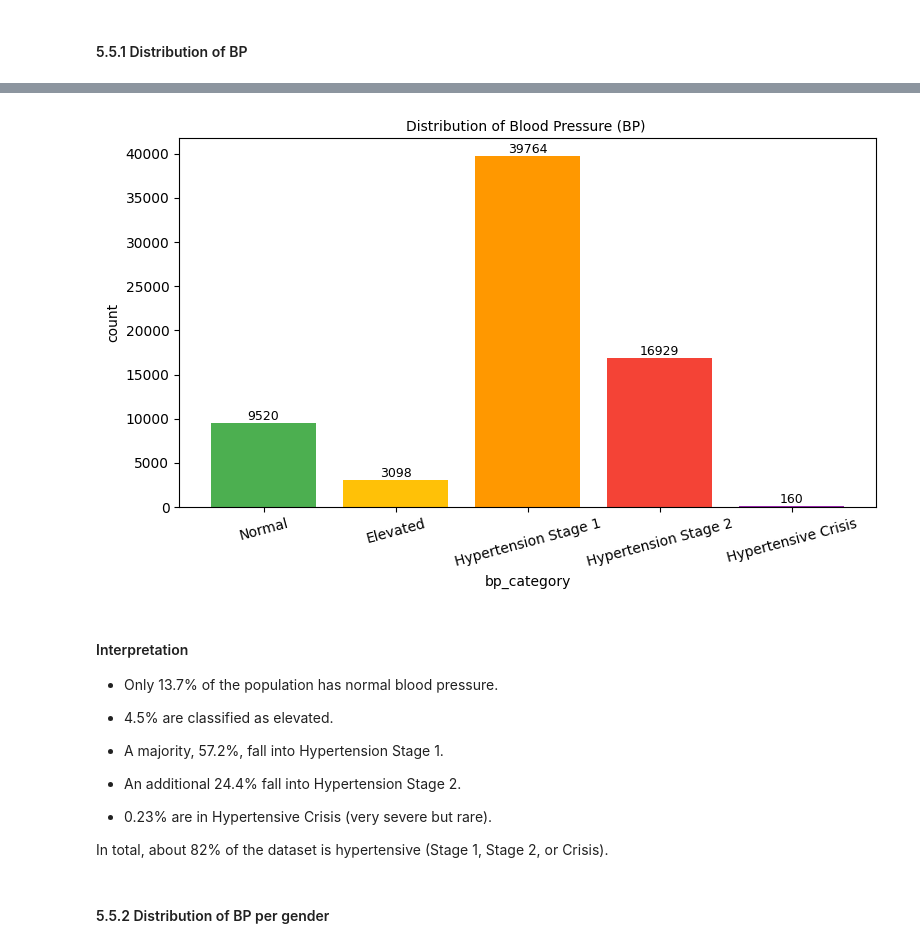
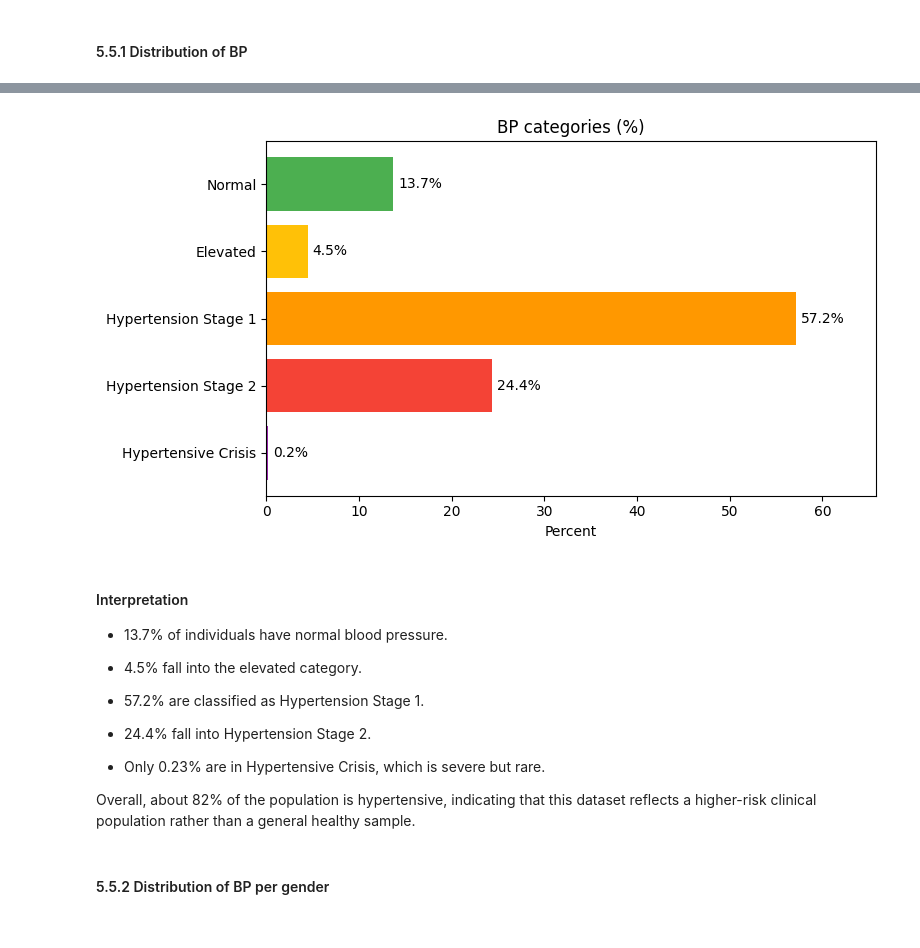
Before and after one commit to lizabguercho/DI_Final_Project_CVD, a Jupyter notebook: Final_project.ipynb, the cells around one changed output, grey strips where cells are left out. Cells and saved outputs as stored; diff of their text form; code cells hidden in the pictures.

Commit message:
updated figure explanations

```diff
--- a/Final_project.ipynb
+++ b/Final_project.ipynb
@@ -547,22 +546,28 @@ bp_counts.head()
 | 4 | Hypertensive Crisis | 160 |
-# %%
-plot_bar(bp_counts,"bp_category","count",title ="Distribution of Blood Pressure (BP) ", color = config.GRADIENT_COLORS[1:],rotation = 15)
-# %% [output]
-[figure, removed]
+# %%
+barh_percent(
+    df_clean,
+    "bp_category",
+    order=config.BP_ORDER[::-1],
+    title="BP categories (%)",
+    palette=config.GRADIENT_COLORS[::-1]
+)
+# %% [output]
+[figure, added]
 # %% [markdown]
 #### Interpretation
 
-- Only 13.7% of the population has normal blood pressure.
+- 13.7% of individuals have normal blood pressure.
 
-- 4.5% are classified as elevated.
+- 4.5% fall into the elevated category.
 
-- A majority, 57.2%, fall into Hypertension Stage 1.
+- 57.2% are classified as Hypertension Stage 1.
 
-- An additional 24.4% fall into Hypertension Stage 2.
+- 24.4% fall into Hypertension Stage 2.
 
-- 0.23% are in Hypertensive Crisis (very severe but rare).
+- Only 0.23% are in Hypertensive Crisis, which is severe but rare.
 
-In total, about 82% of the dataset is hypertensive (Stage 1, Stage 2, or Crisis).
+Overall, about 82% of the population is hypertensive, indicating that this dataset reflects a higher-risk clinical population rather than a general healthy sample.
 # %% [markdown]
 #### 5.5.2 Distribution of BP per gender
 # %%
```
Also changed, not shown: parts of 47 cells of this notebook.
